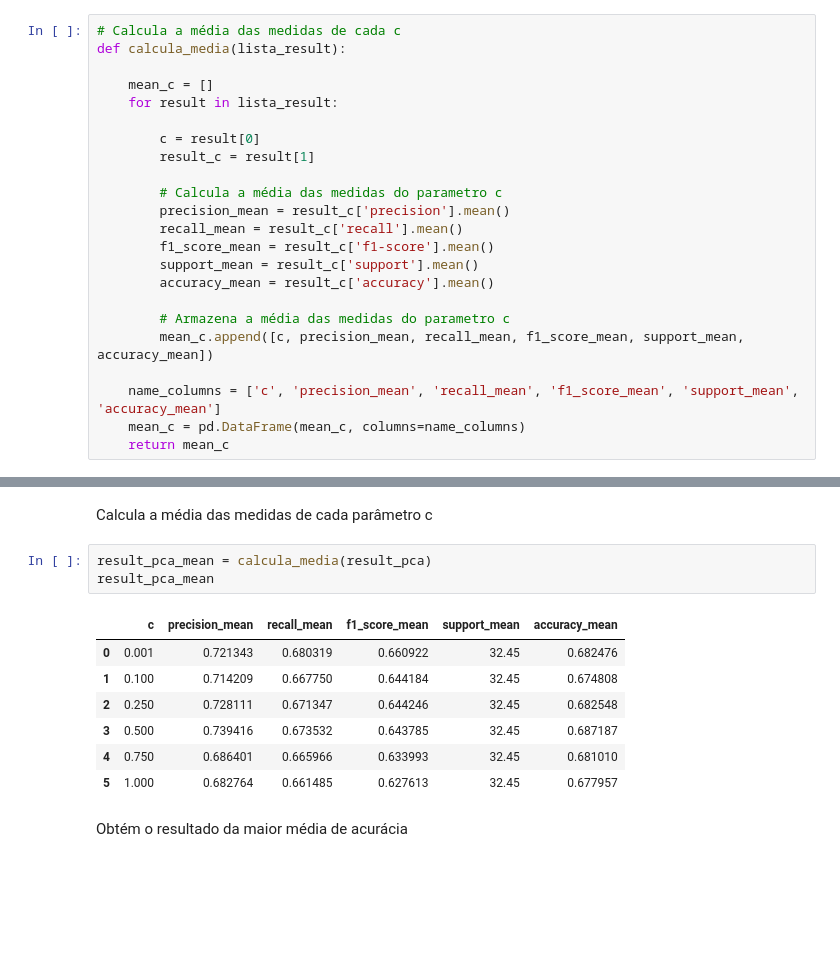
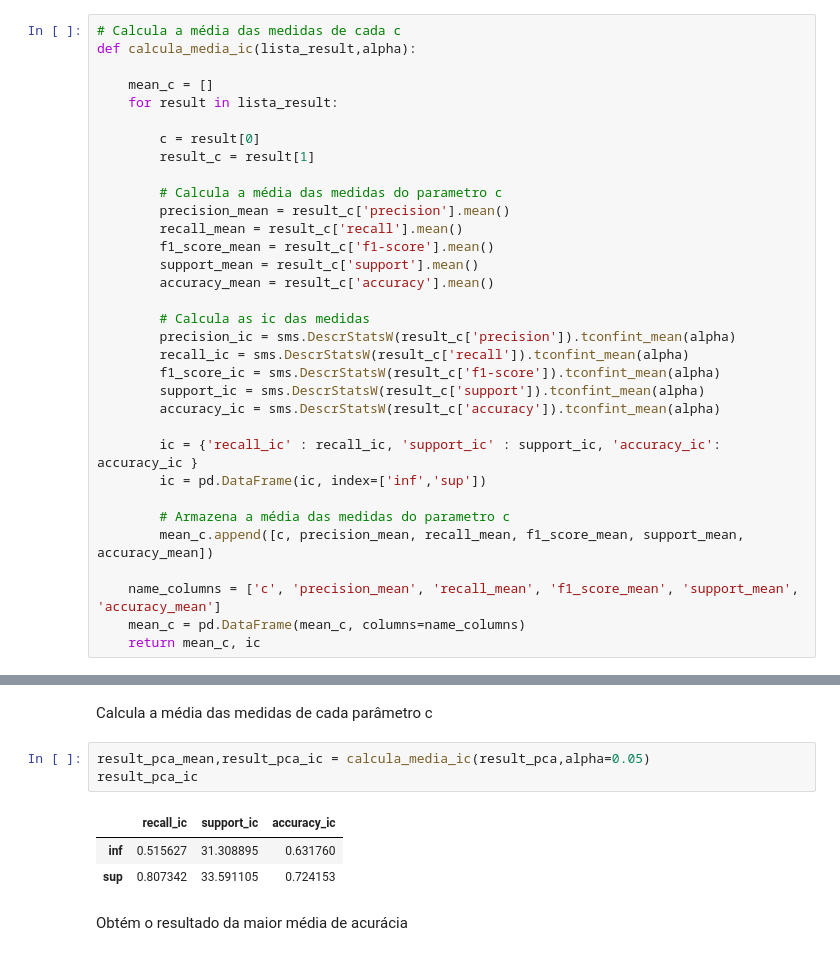
Before and after one commit to carlaprv/sin5007-reconhecimento-de-padroes, a Jupyter notebook: 06 - k-fold cross validation + naive Bayes v05.ipynb, the cells around one changed output, grey strips where cells are left out. Drawn from its saved outputs; the diff is of its cells as text; blank space fills up the shorter version.

```diff
--- a/06 - k-fold cross validation + naive Bayes v05.ipynb
+++ b/06 - k-fold cross validation + naive Bayes v05.ipynb
@@ -153,7 +155,7 @@ def stratified_k_fold(X, y, list_c, k, name):
 # Função para calcular a média das medidas
 # %%
 # Calcula a média das medidas de cada c
-def calcula_media(lista_result):
+def calcula_media_ic(lista_result,alpha):
 
     mean_c = []
     for result in lista_result:
@@ -168,12 +170,22 @@ def calcula_media(lista_result):
         support_mean = result_c['support'].mean()
         accuracy_mean = result_c['accuracy'].mean()
 
+        # Calcula as ic das medidas
+        precision_ic = sms.DescrStatsW(result_c['precision']).tconfint_mean(alpha)
+        recall_ic = sms.DescrStatsW(result_c['recall']).tconfint_mean(alpha)
+        f1_score_ic = sms.DescrStatsW(result_c['f1-score']).tconfint_mean(alpha)
+        support_ic = sms.DescrStatsW(result_c['support']).tconfint_mean(alpha)
+        accuracy_ic = sms.DescrStatsW(result_c['accuracy']).tconfint_mean(alpha)
+
+        ic = {'recall_ic' : recall_ic, 'support_ic' : support_ic, 'accuracy_ic': accuracy_ic }
+        ic = pd.DataFrame(ic, index=['inf','sup'])
+
         # Armazena a média das medidas do parametro c
         mean_c.append([c, precision_mean, recall_mean, f1_score_mean, support_mean, accuracy_mean])
 
     name_columns = ['c', 'precision_mean', 'recall_mean', 'f1_score_mean', 'support_mean', 'accuracy_mean']
     mean_c = pd.DataFrame(mean_c, columns=name_columns)
-    return mean_c
+    return mean_c, ic
 # %% [markdown]
 ##### Parâmetros de execução do Naive Bayes
 list_c : valores do parâmetro de ajuste de probabilidade
@@ -306,17 +318,13 @@ result_pca
   9   0.655172  0.633333  0.644068       30  0.671875     neg         1    PCA]]
 # %% [markdown]
 Calcula a média das medidas de cada parâmetro c
-# %%
-result_pca_mean = calcula_media(result_pca)
-result_pca_mean
-# %% [output]
-|  | c | precision_mean | recall_mean | f1_score_mean | support_mean | accuracy_mean |
-| 0 | 0.001 | 0.721343 | 0.680319 | 0.660922 | 32.45 | 0.682476 |
-| 1 | 0.100 | 0.714209 | 0.667750 | 0.644184 | 32.45 | 0.674808 |
-| 2 | 0.250 | 0.728111 | 0.671347 | 0.644246 | 32.45 | 0.682548 |
-| 3 | 0.500 | 0.739416 | 0.673532 | 0.643785 | 32.45 | 0.687187 |
-| 4 | 0.750 | 0.686401 | 0.665966 | 0.633993 | 32.45 | 0.681010 |
-| 5 | 1.000 | 0.682764 | 0.661485 | 0.627613 | 32.45 | 0.677957 |
+# %%
+result_pca_mean,result_pca_ic = calcula_media_ic(result_pca,alpha=0.05)
+result_pca_ic
+# %% [output]
+|  | recall_ic | support_ic | accuracy_ic |
+| inf | 0.515627 | 31.308895 | 0.631760 |
+| sup | 0.807342 | 33.591105 | 0.724153 |
 # %% [markdown]
 Obtém o resultado da maior média de acurácia
 # %%
```
Also changed, not shown: parts of 8 cells of this notebook.
